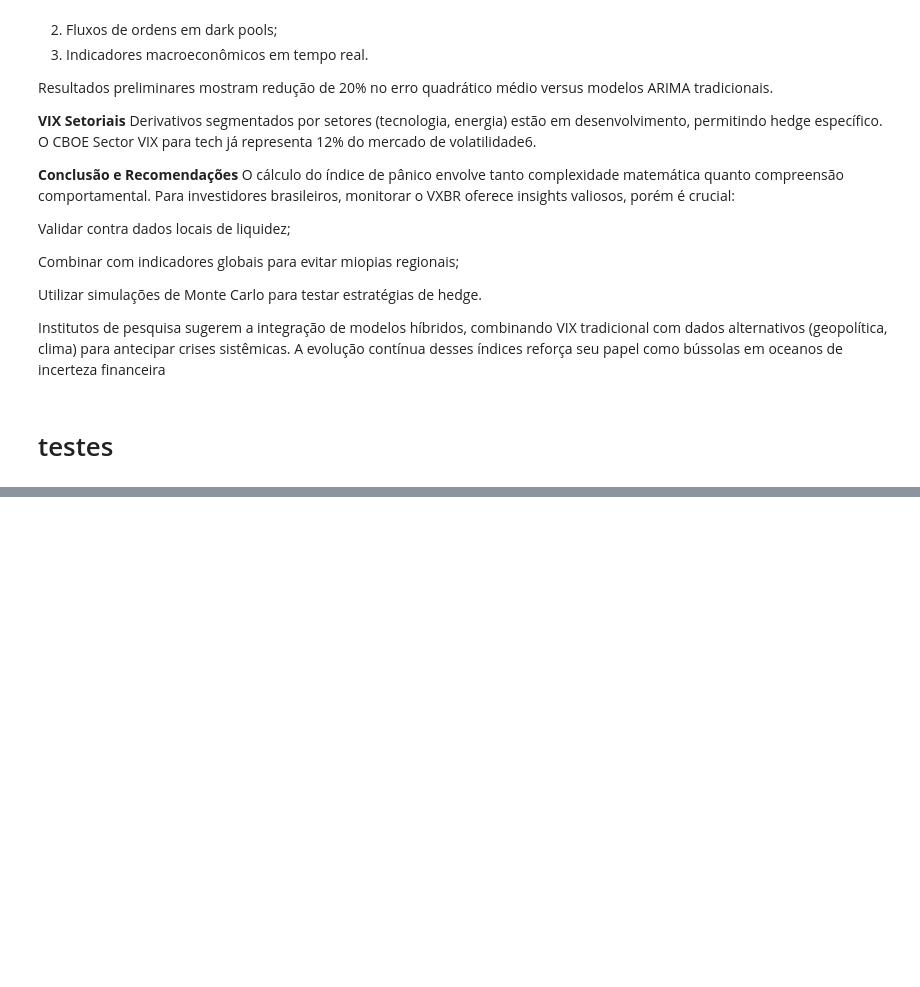
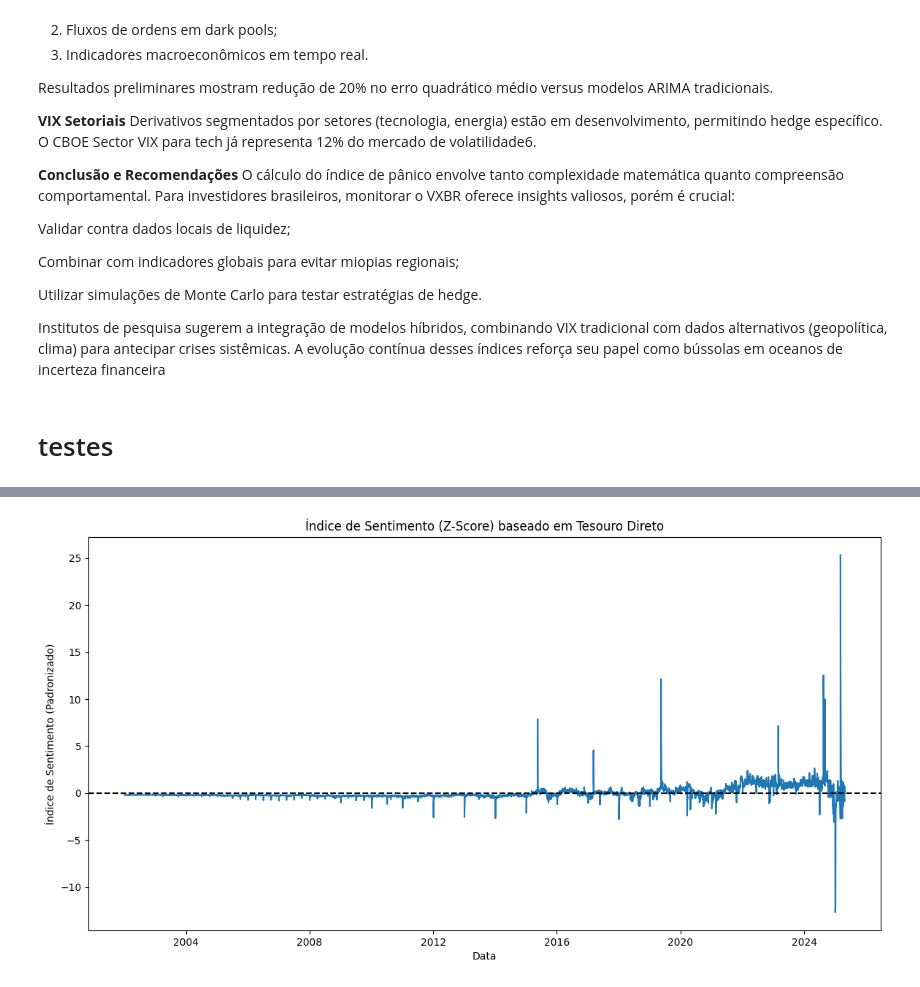
Before and after one commit to BDonadelli/Finance-playground, a Jupyter notebook: panico.ipynb, the cells around one changed output, grey strips where cells are left out. Cells and saved outputs as stored; diff of their text form; code cells hidden in the pictures; blank space fills up the shorter version.

```diff
--- a/panico.ipynb
+++ b/panico.ipynb
@@ -643,20 +730,58 @@ Index(['Tipo Titulo', 'Vencimento do Titulo', 'Data Venda', 'PU', 'Quantidade',
 # %%
-df.columns = df.columns.str.strip()
-# Converter datas
-df['Data Venda'] = pd.to_datetime(df['Data Venda'], errors='coerce', dayfirst=True)
-#  Filtrar apenas os títulos principais
-titulos_otimismo = ['Tesouro Prefixado']
-titulos_medo = ['Tesouro Selic', 'Tesouro IPCA+']
+'''
+Calcular volume diário por categoria (Seguro, Intermediario, Arriscado).
+Calcular z-score: Calcular z-score de volume para cada categoria
+Aplicar pesos: (Selic) → +1 (IPCA+) → +0.5 (Prefixado, Educa+) → -1
+Somar tudo para construir um índice contínuo de sentimento padronizado.
+'''
+from scipy.stats import zscore
 
-# . Separar vendas por tipo
-df['Otimismo'] = df['Tipo Titulo'].apply(lambda x: 1 if any(t in x for t in titulos_otimismo) else 0)
-df['Medo'] = df['Tipo Titulo'].apply(lambda x: 1 if any(t in x for t in titulos_medo) else 0)
+# # Carregar e tratar os dados
+# df = pd.read_csv('/mnt/data/VendasTesouroDireto.csv', sep=';', encoding='latin1')
+# df.columns = df.columns.str.replace('"', '').str.strip()
+# df['Data Venda'] = pd.to_datetime(df['Data Venda'], dayfirst=True)
+# # Categorizar tipos de título
+# def classificar_sentimento(titulo):
+#     titulo = titulo.lower()
+#     if 'selic' in titulo:
+#         return 'Seguro'
+#     elif 'ipca' in titulo:
+#         return 'Intermediario'
+#     elif 'prefixado' in titulo or 'pre' in titulo or 'educa' in titulo or 'renda+' in titulo:
+#         return 'Arriscado'
+#     else:
+#         return 'Outro'
+# df['Categoria'] = df['Tipo Titulo'].apply(classificar_sentimento)
+# # Agregar volume por dia e categoria
+# vendas_categorias = df.groupby(['Data Venda', 'Categoria'])['Valor'].sum().unstack(fill_value=0)
 
-# grupar os valores
-grupo = df.groupby(df['Data Venda'].dt.to_period('M')).apply(
-    lambda x: pd.Series({
-        'Venda_Otimismo': x.loc[x['Otimismo']==1, 'Quantidade'].sum(),
-        'Venda_Medo': x.loc[x['Medo']==1, 'Quantidade'].sum()}))
+# Calcular z-score para cada categoria
+vendas_categorias_z = vendas_categorias.copy()
+for categoria in ['Seguro', 'Intermediario', 'Arriscado']:
+    if categoria in vendas_categorias.columns:
+        vendas_categorias_z[categoria] = zscore(vendas_categorias[categoria].fillna(0))
 
+# #  Aplicar pesos
+# pesos = {
+#     'Seguro': +1,
+#     'Intermediario': +0.5,
+#     'Arriscado': -1,
+#     'Outro': 0  # Não estamos usando "Outro"
+# }
 
-grupo = grupo.reset_index()
+vendas_categorias_z['Indice_Sentimento_ZScore'] = (
+    vendas_categorias_z['Seguro'] * pesos['Seguro'] +
+    vendas_categorias_z['Intermediario'] * pesos['Intermediario'] +
+    vendas_categorias_z['Arriscado'] * pesos['Arriscado']
+)
+
+# Visualizar
+plt.figure(figsize=(14,7))
+sns.lineplot(data=vendas_categorias_z, x=vendas_categorias_z.index, y='Indice_Sentimento_ZScore')
+plt.axhline(0, color='black', linestyle='--')
+plt.title('Índice de Sentimento (Z-Score) baseado em Tesouro Direto')
+plt.xlabel('Data')
+plt.ylabel('Índice de Sentimento (Padronizado)')
+plt.show()
+# %% [output]
+[figure, added]
```
Also changed, not shown: parts of 24 cells of this notebook, 1 other file.
